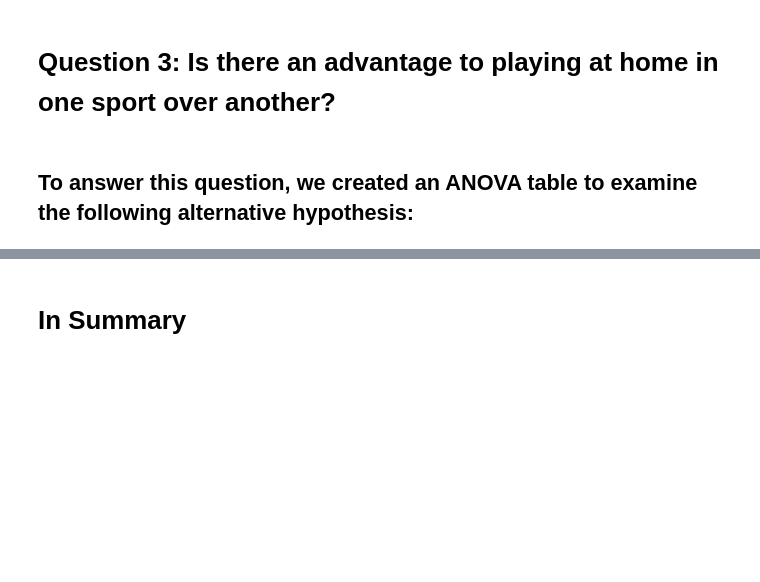
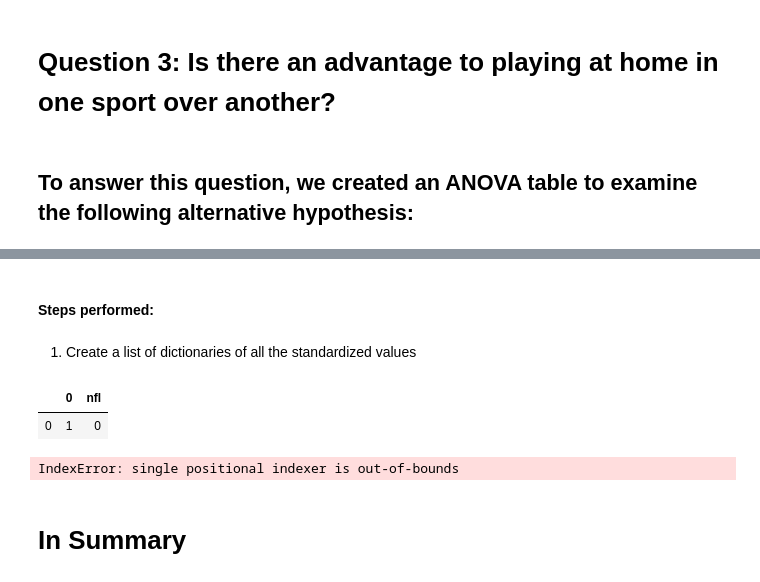
Before and after one commit to jprinfret/home_field_advantage, a Jupyter notebook: evaluating_home_field_advantage.ipynb, the cells around one changed output, grey strips where cells are left out. Drawn from its saved outputs; the diff is of its cells as text; code cells hidden in the pictures; blank space fills up the shorter version.

```diff
--- a/evaluating_home_field_advantage.ipynb
+++ b/evaluating_home_field_advantage.ipynb
@@ -638,0 +646,4 @@ $H_1:$ At least population mean does not equal the other population means
+# %% [markdown]
+#### Steps performed:
+# %% [markdown]
+1. Create a list of dictionaries of all the standardized values
@@ -639,3 +661,17 @@ $H_1:$ At least population mean does not equal the other population means
+# %%
+sports_df = pd.DataFrame([1])
+# %%
+sports_df['nfl'] = 0
+# %%
+sports_df
+# %% [output]
+|  | 0 | nfl |
+| 0 | 1 | 0 |
+# %%
+for index, value in enumerate(nfl_zscores):
+    sports_df['nfl'].iloc[index] = value
+# %% [output]
+IndexError: single positional indexer is out-of-bounds
 # %% [markdown]
 # In Summary
 # %% [markdown]
```
Also changed, not shown: parts of 5 cells of this notebook.
